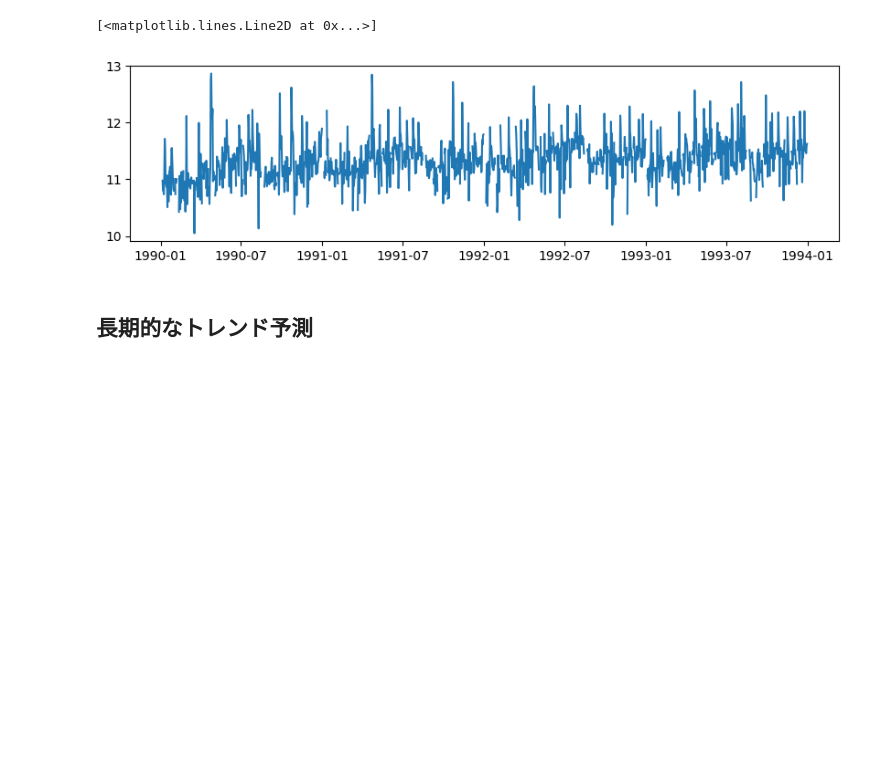
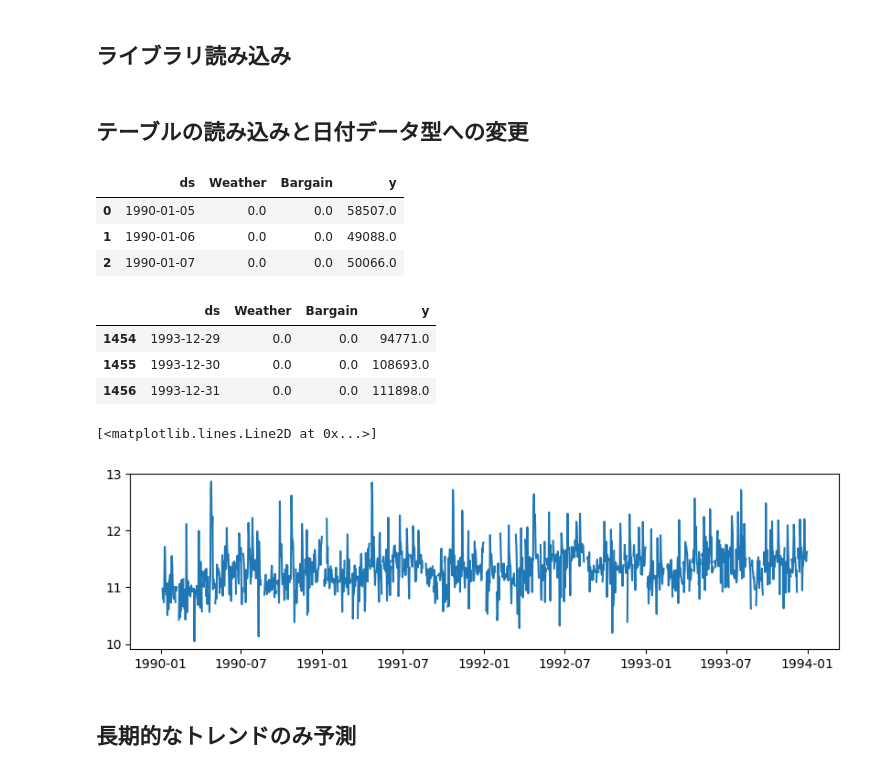
Before and after one commit to yut0takagi/ass-supply-chain-management, a Jupyter notebook: notebook/状態空間モデルの構築.ipynb, the cells around one changed output. Cells and saved outputs as stored; diff of their text form; code cells hidden in the pictures; blank space fills up the shorter version.

```diff
--- a/notebook/状態空間モデルの構築.ipynb
+++ b/notebook/状態空間モデルの構築.ipynb
@@ -1 +3,3 @@
+# %% [markdown]
+## ライブラリ読み込み
 # %%
@@ -5,19 +8,33 @@ import numpy as np
 import matplotlib.pyplot as plt
 
 from prophet import Prophet
+# %% [markdown]
+## テーブルの読み込みと日付データ型への変更
 # %%
 df = pd.read_excel('../data/apparel.xlsx')
+
+display(df.head(3))
+display(df.tail(3))
+
 df['ds'] = pd.to_datetime(df['ds'])
 
 df['y'] = np.log(df['y'])
 
 plt.figure(figsize=(10,2.5),dpi=100)
 plt.plot(df['ds'], df['y'])
 # %% [output]
+|  | ds | Weather | Bargain | y |
+| 0 | 1990-01-05 | 0.0 | 0.0 | 58507.0 |
+| 1 | 1990-01-06 | 0.0 | 0.0 | 49088.0 |
+| 2 | 1990-01-07 | 0.0 | 0.0 | 50066.0 |
+|  | ds | Weather | Bargain | y |
+| 1454 | 1993-12-29 | 0.0 | 0.0 | 94771.0 |
+| 1455 | 1993-12-30 | 0.0 | 0.0 | 108693.0 |
+| 1456 | 1993-12-31 | 0.0 | 0.0 | 111898.0 |
 [<matplotlib.lines.Line2D at 0x...>]
 [figure]
 # %% [markdown]
-## 長期的なトレンド予測
+## 長期的なトレンドのみ予測
 # %%
 m = Prophet(weekly_seasonality = False, yearly_seasonality = False)
 m.fit(df)
```
Also changed, not shown: parts of 8 cells of this notebook, 4 other files.
